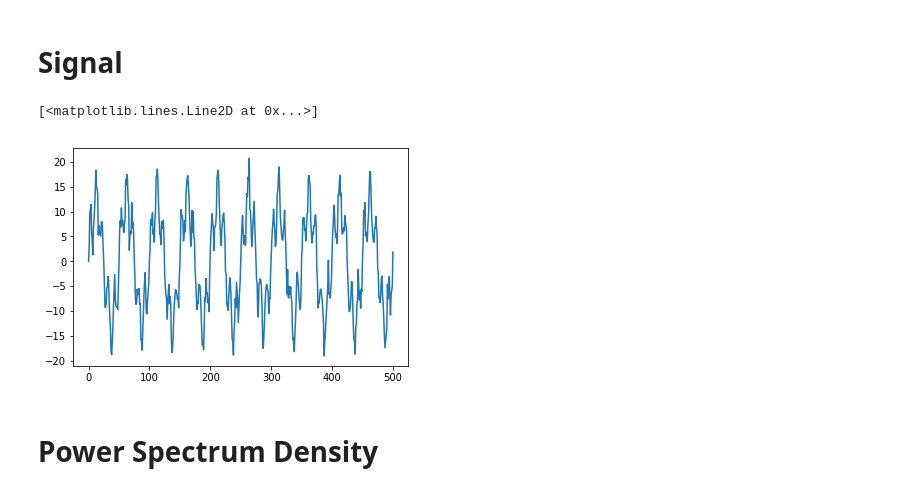
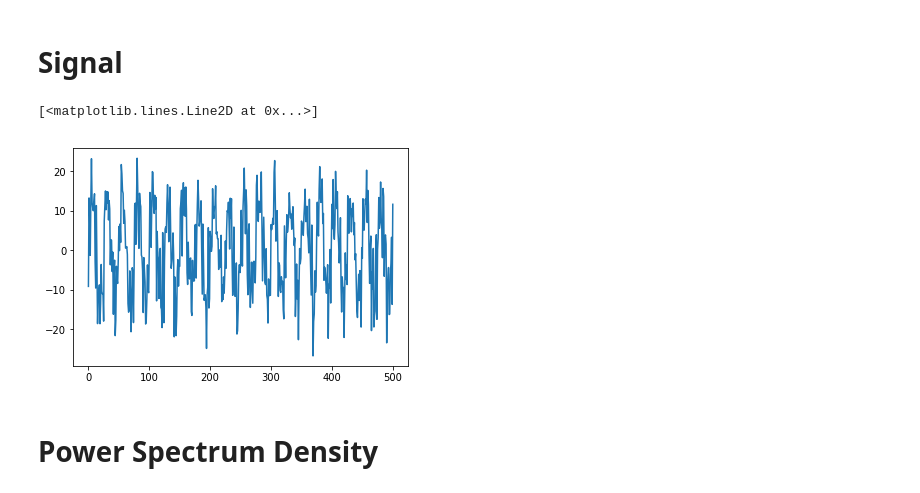
Before and after one commit to carlosuxyz/test, a Jupyter notebook: python/test psd.ipynb, the cells around one changed output. Cells and saved outputs as stored; diff of their text form; code cells hidden in the pictures.

```diff
--- a/python/test psd.ipynb
+++ b/python/test psd.ipynb
@@ -8,21 +9,21 @@ import matplotlib.mlab as mlab
 # %%
 fs = 5000 #采样频率
 ts = 1/fs #采样间隔
 T = 0.1 #时长
 N = fs*T + 1 #采样点
 nfft = N
 tn = np.linspace(0, T, N) #
-fn = np.arange(len(tn))/(len(fn)-1)
+fn = np.arange(len(tn))/(len(tn)-1)
 fn = fs*fn
 
-noise_power = 0.001 * fs / 2
+noise_power = 0.012 * fs / 2
 time = np.arange(N) / fs
 
-xn = 5*np.sin(2*np.pi*500*tn) + 12*np.sin(2*np.pi*100*tn) + np.random.normal(scale=np.sqrt(noise_power), size=time.shape)
+xn = 5*np.sin(2*np.pi*1200*tn) + 12*np.sin(2*np.pi*200*tn) + np.random.normal(scale=np.sqrt(noise_power), size=time.shape)
 
 plt.plot(xn)
 # %% [output]
 [<matplotlib.lines.Line2D at 0x...>]
-[figure, old version]
+[figure, new version]
 # %% [markdown]
 # Power Spectrum Density
```
Also changed, not shown: parts of 8 cells of this notebook.
